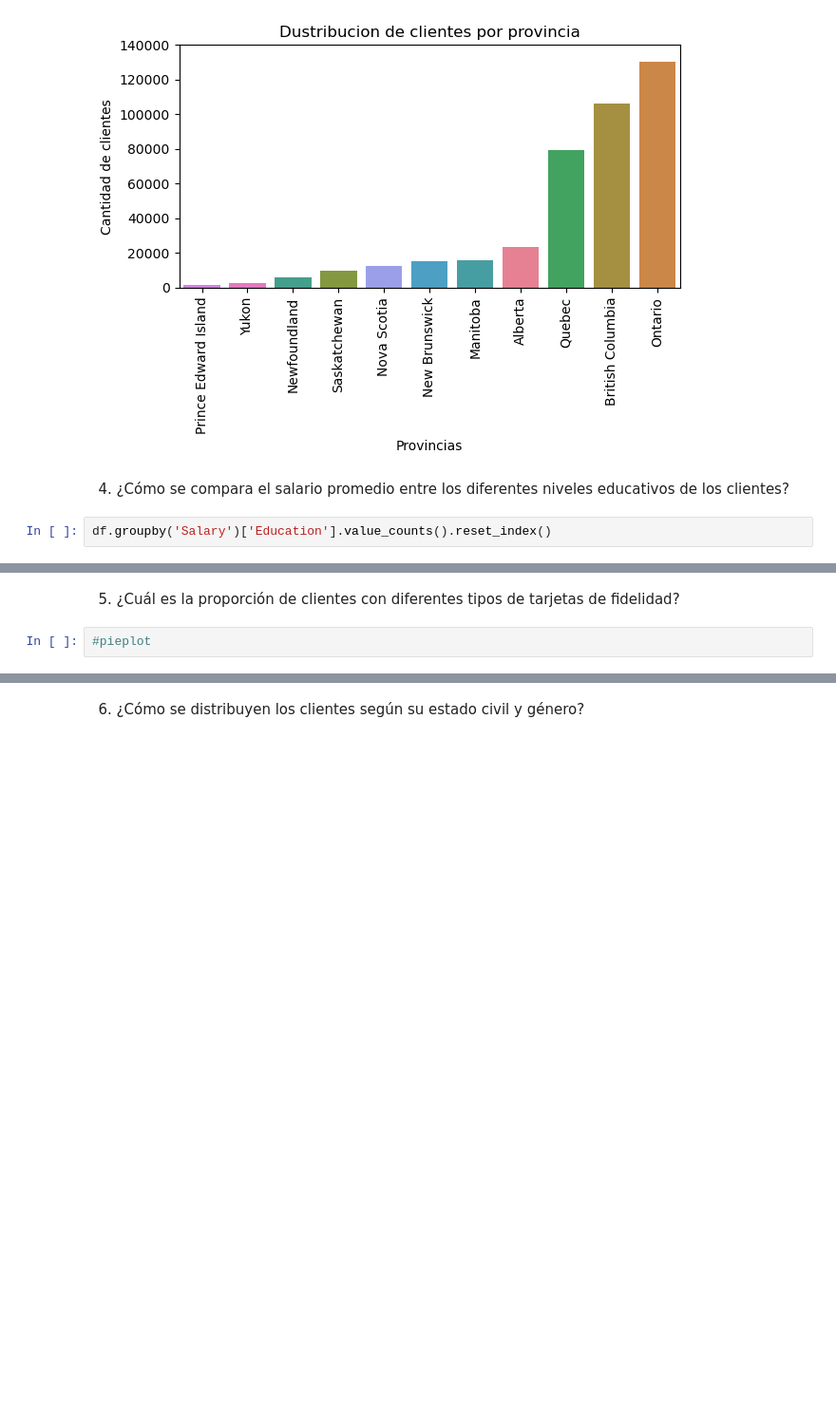
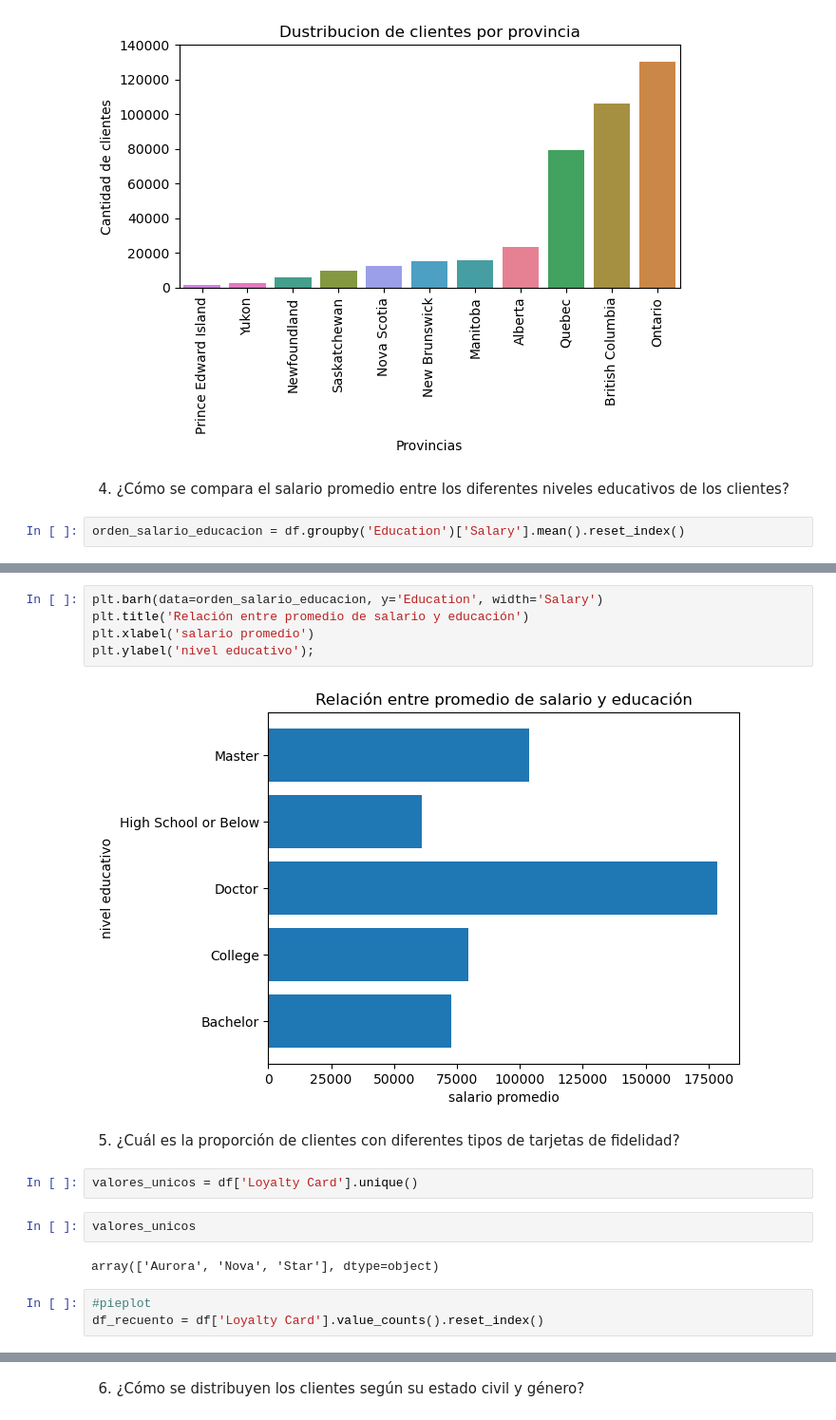
Before and after one commit to Adalab/bda-modulo-3-evaluacion-final-lucianayelicich, a Jupyter notebook: Fase 2 - Visualización/visualizacion.ipynb, the cells around one changed output, grey strips where cells are left out. Shown: that part at 95% size. Drawn from its saved outputs; the diff is of its cells as text; blank space fills up the shorter version.

```diff
--- a/Fase 2 - Visualización/visualizacion.ipynb
+++ b/Fase 2 - Visualización/visualizacion.ipynb
@@ -124,4 +212,4 @@ plt.show();
 # %% [markdown]
  4. ¿Cómo se compara el salario promedio entre los diferentes niveles educativos de los clientes?
 # %%
-df.groupby('Salary')['Education'].value_counts().reset_index()
+orden_salario_educacion = df.groupby('Education')['Salary'].mean().reset_index()
@@ -159,4 +237,18 @@ pd.crosstab(df['Salary'], df['Education'], normalize=True)
+# %%
+plt.barh(data=orden_salario_educacion, y='Education', width='Salary')
+plt.title('Relación entre promedio de salario y educación')
+plt.xlabel('salario promedio')
+plt.ylabel('nivel educativo');
+# %% [output]
+[figure, added]
 # %% [markdown]
  5. ¿Cuál es la proporción de clientes con diferentes tipos de tarjetas de fidelidad?
+# %%
+valores_unicos = df['Loyalty Card'].unique()
+# %%
+valores_unicos
+# %% [output]
+array(['Aurora', 'Nova', 'Star'], dtype=object)
 # %%
 #pieplot
+df_recuento = df['Loyalty Card'].value_counts().reset_index()
```
Also changed, not shown: parts of 20 cells of this notebook.
